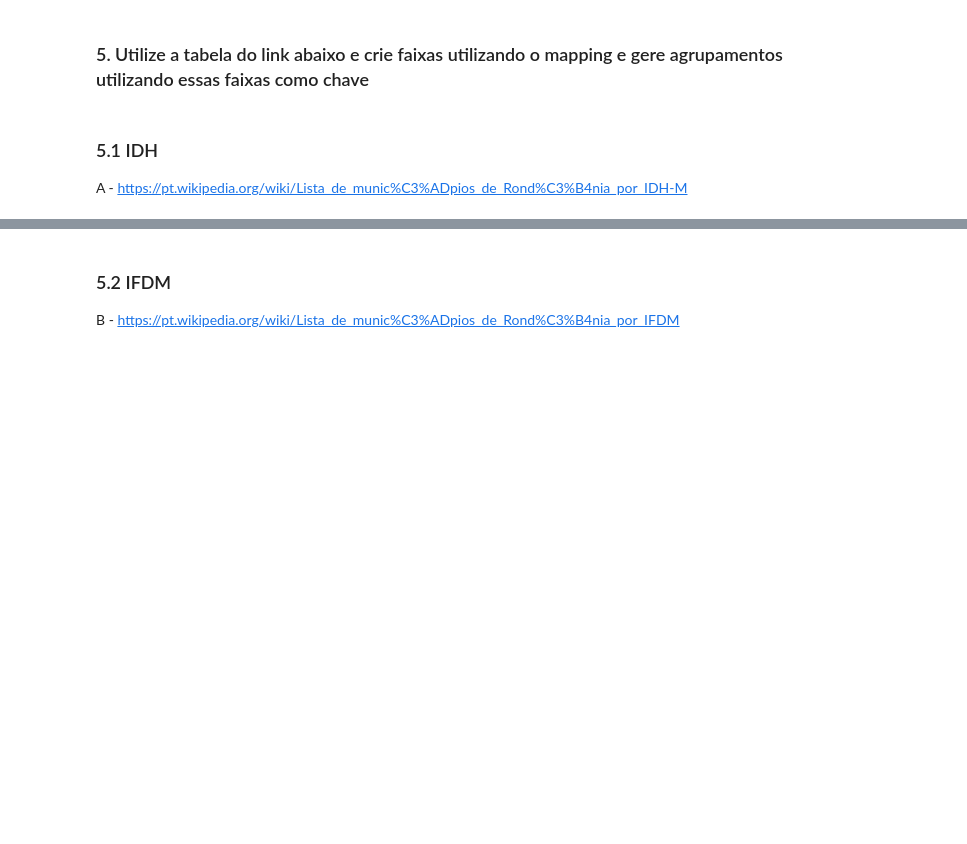
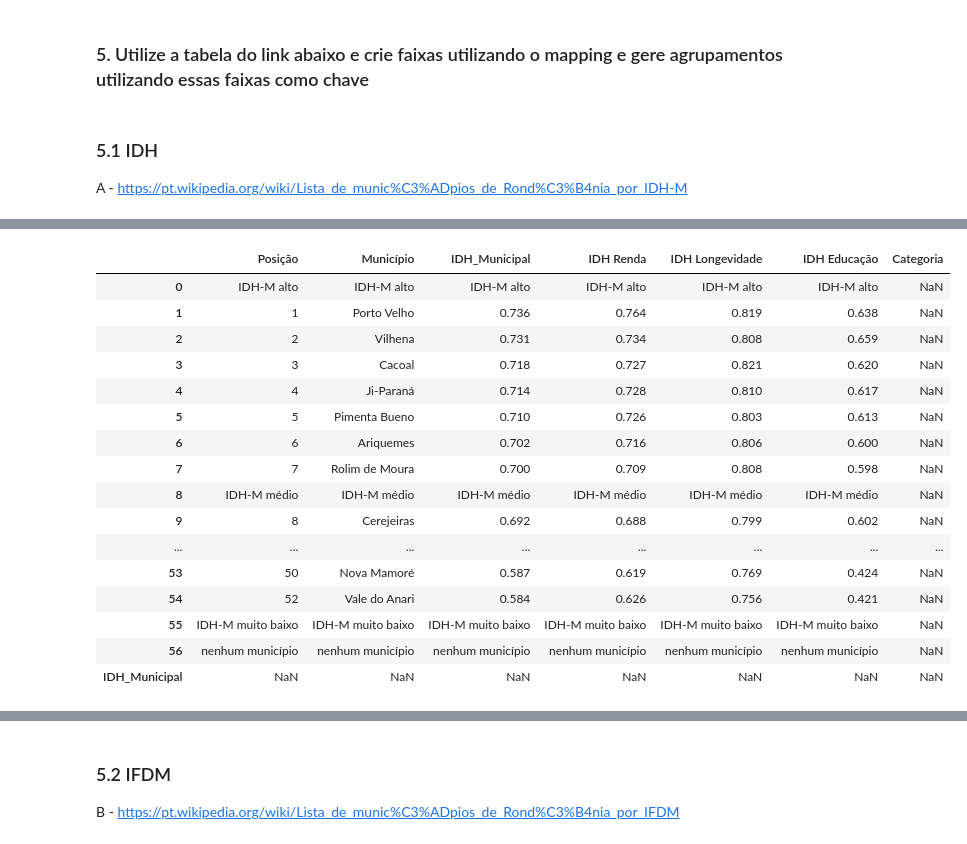
Before and after one commit to MacielGithub/Exercicios_EBAC, a Jupyter notebook: M9_E2.ipynb, the cells around one changed output, grey strips where cells are left out. Cells and saved outputs as stored; diff of their text form; code cells hidden in the pictures; blank space fills up the shorter version.

```diff
--- a/M9_E2.ipynb
+++ b/M9_E2.ipynb
@@ -285,0 +292,35 @@ dataset_IDH
+# %%
+# feita a limpeza, vamos agora categorizar os dados
+
+dataset_IDH.loc['IDH_Municipal'] = pd.to_numeric(dataset_IDH['IDH_Municipal'], errors='coerce')
+
+# categorias de IDH
+bins = [0, 0.499, 0.599, 0.699, 0.799, 1.0]
+labels = ['IDH muito baixo', 'IDH baixo', 'IDH médio', 'IDH alto', 'IDH muito alto']
+
+dataset_IDH['Categoria'] = pd.cut(dataset_IDH.loc['IDH_Municipal'],
+                                  bins=bins,
+                                  labels=labels,
+                                  include_lowest=True)
+
+# include_lowest=True foi incluído para garantir que sejam puxados também os valores míninmos
+
+dataset_IDH
+# %% [output]
+|  | Posição | Município | IDH_Municipal | IDH Renda | IDH Longevidade | IDH Educação | Categoria |
+| 0 | IDH-M alto | IDH-M alto | IDH-M alto | IDH-M alto | IDH-M alto | IDH-M alto | NaN |
+| 1 | 1 | Porto Velho | 0.736 | 0.764 | 0.819 | 0.638 | NaN |
+| 2 | 2 | Vilhena | 0.731 | 0.734 | 0.808 | 0.659 | NaN |
+| 3 | 3 | Cacoal | 0.718 | 0.727 | 0.821 | 0.620 | NaN |
+| 4 | 4 | Ji-Paraná | 0.714 | 0.728 | 0.810 | 0.617 | NaN |
+| 5 | 5 | Pimenta Bueno | 0.710 | 0.726 | 0.803 | 0.613 | NaN |
+| 6 | 6 | Ariquemes | 0.702 | 0.716 | 0.806 | 0.600 | NaN |
+| 7 | 7 | Rolim de Moura | 0.700 | 0.709 | 0.808 | 0.598 | NaN |
+| 8 | IDH-M médio | IDH-M médio | IDH-M médio | IDH-M médio | IDH-M médio | IDH-M médio | NaN |
+| 9 | 8 | Cerejeiras | 0.692 | 0.688 | 0.799 | 0.602 | NaN |
+| ... | ... | ... | ... | ... | ... | ... | ... |
+| 53 | 50 | Nova Mamoré | 0.587 | 0.619 | 0.769 | 0.424 | NaN |
+| 54 | 52 | Vale do Anari | 0.584 | 0.626 | 0.756 | 0.421 | NaN |
+| 55 | IDH-M muito baixo | IDH-M muito baixo | IDH-M muito baixo | IDH-M muito baixo | IDH-M muito baixo | IDH-M muito baixo | NaN |
+| 56 | nenhum município | nenhum município | nenhum município | nenhum município | nenhum município | nenhum município | NaN |
+| IDH_Municipal | NaN | NaN | NaN | NaN | NaN | NaN | NaN |
```
Also changed, not shown: parts of 5 cells of this notebook.
